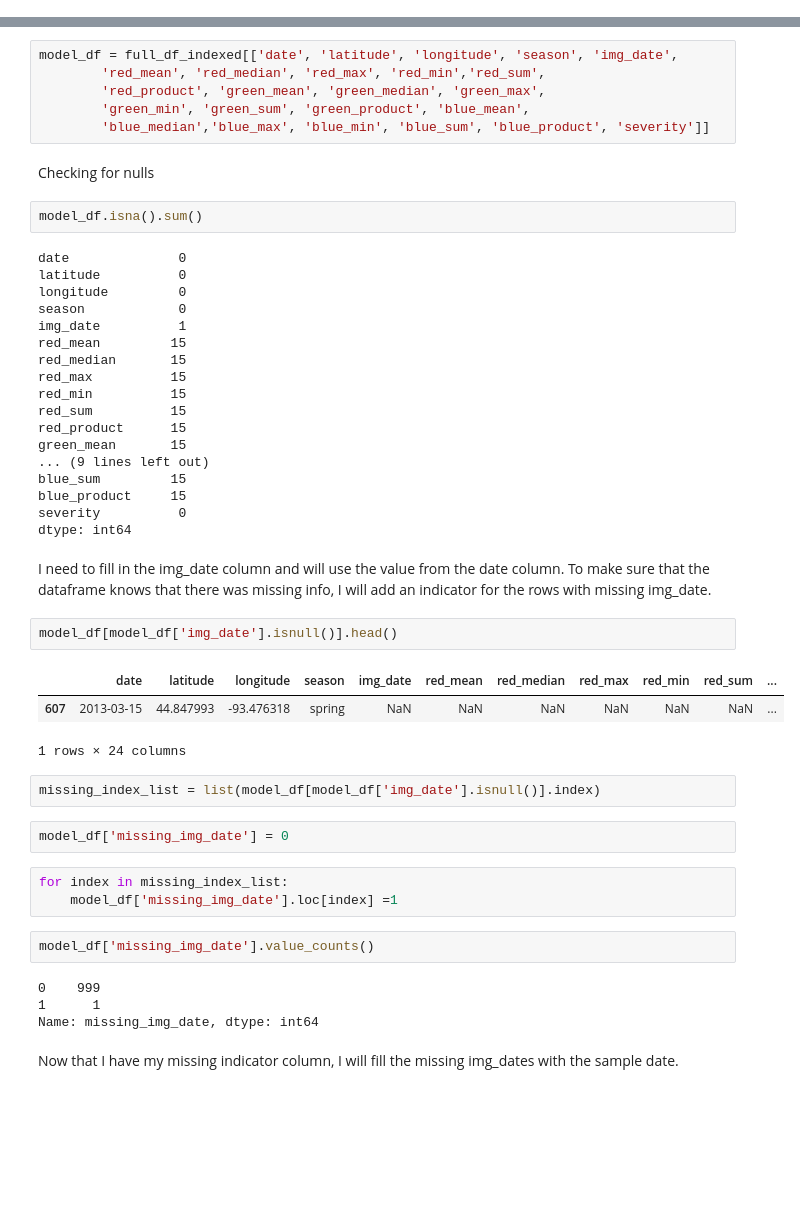
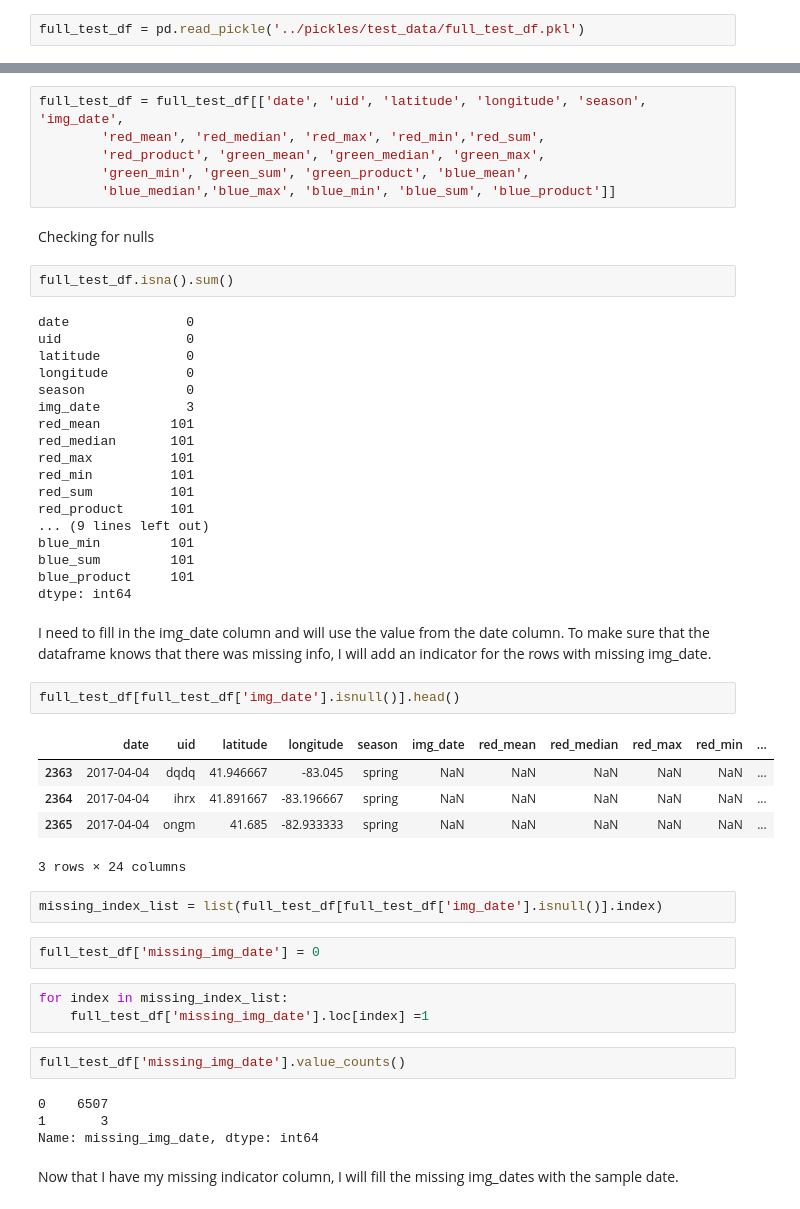
Before and after one commit to mduncan23/Predicting-Harmful-Algal-Blooms, a Jupyter notebook: troubleshoot.ipynb, the cells around one changed output, grey strips where cells are left out. Drawn from its saved outputs; the diff is of its cells as text; blank space fills up the shorter version.

```diff
--- a/troubleshoot.ipynb
+++ b/troubleshoot.ipynb
@@ -1431,2 +1379,4 @@ test_df.to_pickle('../pickles/test_data/2000_to_2499.pkl')
 # %% [markdown]
 # Cleaning DataFrame and Finalizing Features
+# %%
+full_test_df = pd.read_pickle('../pickles/test_data/full_test_df.pkl')
@@ -1447,53 +1418,55 @@ full_df_indexed.tail()
 # %% [markdown]
 Dropping Irrelevant columns.
 # %%
-model_df = full_df_indexed[['date', 'latitude', 'longitude', 'season', 'img_date',
+full_test_df = full_test_df[['date', 'uid', 'latitude', 'longitude', 'season', 'img_date',
         'red_mean', 'red_median', 'red_max', 'red_min','red_sum',
         'red_product', 'green_mean', 'green_median', 'green_max',
         'green_min', 'green_sum', 'green_product', 'blue_mean',
-        'blue_median','blue_max', 'blue_min', 'blue_sum', 'blue_product', 'severity']]
+        'blue_median','blue_max', 'blue_min', 'blue_sum', 'blue_product']]
 # %% [markdown]
 Checking for nulls
 # %%
-model_df.isna().sum()
+full_test_df.isna().sum()
 # %% [output]
-date              0
-latitude          0
-longitude         0
-season            0
-img_date          1
-red_mean         15
-red_median       15
-red_max          15
-red_min          15
-red_sum          15
-red_product      15
-green_mean       15
+date               0
+uid                0
+latitude           0
+longitude          0
+season             0
+img_date           3
+red_mean         101
+red_median       101
+red_max          101
+red_min          101
+red_sum          101
+red_product      101
 ... (9 lines left out)
-blue_sum         15
-blue_product     15
-severity          0
+blue_min         101
+blue_sum         101
+blue_product     101
 dtype: int64
 # %% [markdown]
 I need to fill in the img_date column and will use the value from the date column. To make sure that the dataframe knows that there was missing info, I will add an indicator for the rows with missing img_date.
 # %%
-model_df[model_df['img_date'].isnull()].head()
+full_test_df[full_test_df['img_date'].isnull()].head()
 # %% [output]
-|  | date | latitude | longitude | season | img_date | red_mean | red_median | red_max | red_min | red_sum | ... |
-| 607 | 2013-03-15 | 44.847993 | -93.476318 | spring | NaN | NaN | NaN | NaN | NaN | NaN | ... |
+|  | date | uid | latitude | longitude | season | img_date | red_mean | red_median | red_max | red_min | ... |
+| 2363 | 2017-04-04 | dqdq | 41.946667 | -83.045 | spring | NaN | NaN | NaN | NaN | NaN | ... |
+| 2364 | 2017-04-04 | ihrx | 41.891667 | -83.196667 | spring | NaN | NaN | NaN | NaN | NaN | ... |
+| 2365 | 2017-04-04 | ongm | 41.685 | -82.933333 | spring | NaN | NaN | NaN | NaN | NaN | ... |
-1 rows × 24 columns
+3 rows × 24 columns
 # %%
-missing_index_list = list(model_df[model_df['img_date'].isnull()].index)
+missing_index_list = list(full_test_df[full_test_df['img_date'].isnull()].index)
 # %%
-model_df['missing_img_date'] = 0
+full_test_df['missing_img_date'] = 0
 # %%
 for index in missing_index_list:
-    model_df['missing_img_date'].loc[index] =1
+    full_test_df['missing_img_date'].loc[index] =1
 # %%
-model_df['missing_img_date'].value_counts()
+full_test_df['missing_img_date'].value_counts()
 # %% [output]
-0    999
-1      1
+0    6507
+1       3
 Name: missing_img_date, dtype: int64
 # %% [markdown]
 Now that I have my missing indicator column, I will fill the missing img_dates with the sample date.
```
Also changed, not shown: parts of 36 cells of this notebook, 3 other files.
